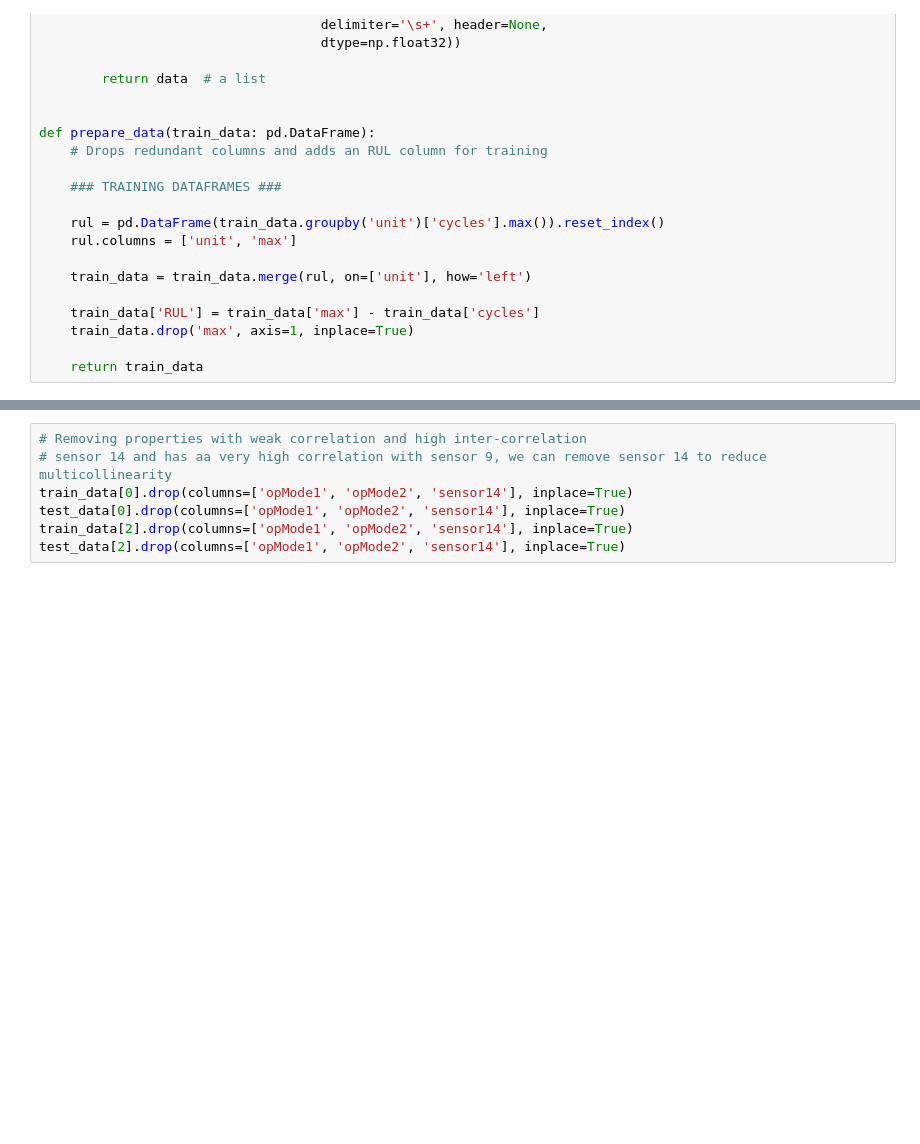
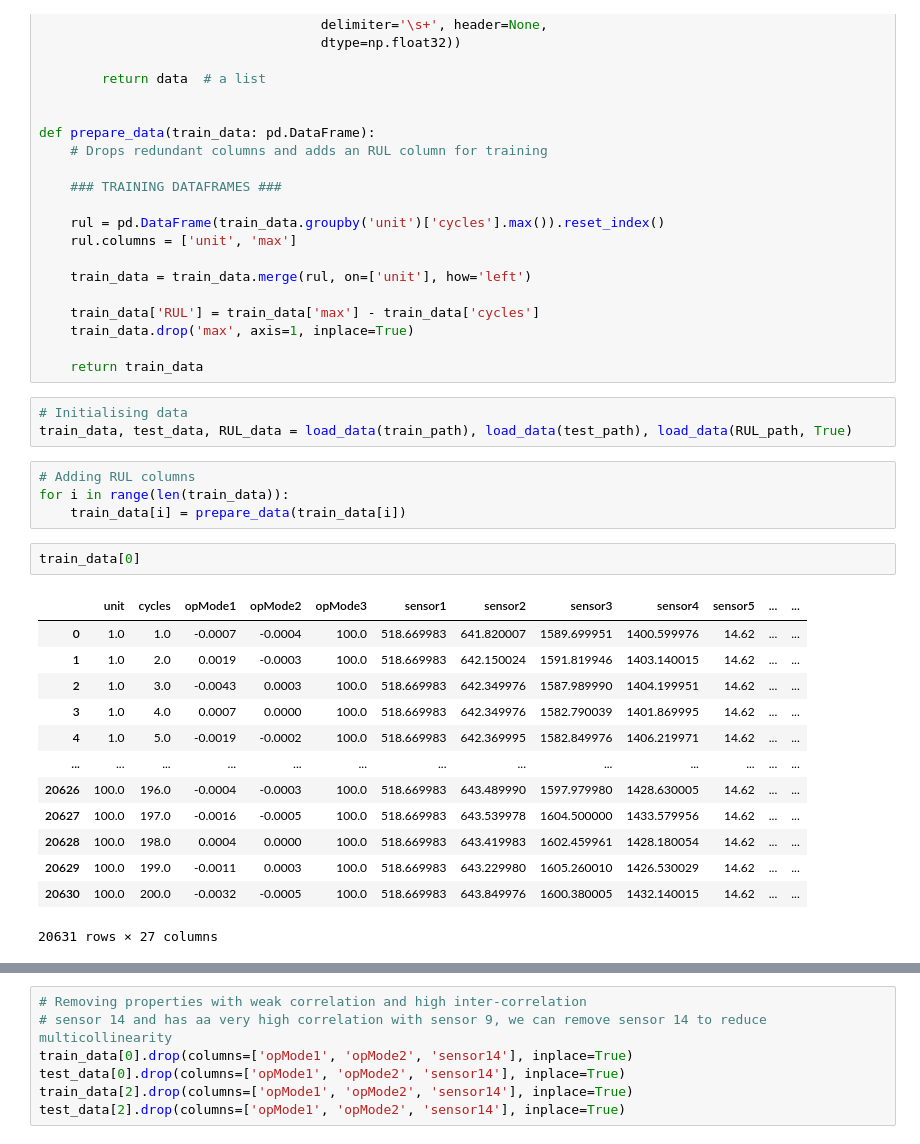
Before and after one commit to Changtze/JetEnginePMH, a Jupyter notebook: lstm.ipynb, the cells around one changed output, grey strips where cells are left out. Cells and saved outputs as stored; diff of their text form; blank space fills up the shorter version.

```diff
--- a/lstm.ipynb
+++ b/lstm.ipynb
@@ -62,3 +60,26 @@ def prepare_data(train_data: pd.DataFrame):
     train_data.drop('max', axis=1, inplace=True)
 
     return train_data
+# %%
+# Initialising data
+train_data, test_data, RUL_data = load_data(train_path), load_data(test_path), load_data(RUL_path, True)
+# %%
+# Adding RUL columns
+for i in range(len(train_data)):
+    train_data[i] = prepare_data(train_data[i])
+# %%
+train_data[0]
+# %% [output]
+|  | unit | cycles | opMode1 | opMode2 | opMode3 | sensor1 | sensor2 | sensor3 | sensor4 | sensor5 | ... | ... |
+| 0 | 1.0 | 1.0 | -0.0007 | -0.0004 | 100.0 | 518.669983 | 641.820007 | 1589.699951 | 1400.599976 | 14.62 | ... | ... |
+| 1 | 1.0 | 2.0 | 0.0019 | -0.0003 | 100.0 | 518.669983 | 642.150024 | 1591.819946 | 1403.140015 | 14.62 | ... | ... |
+| 2 | 1.0 | 3.0 | -0.0043 | 0.0003 | 100.0 | 518.669983 | 642.349976 | 1587.989990 | 1404.199951 | 14.62 | ... | ... |
+| 3 | 1.0 | 4.0 | 0.0007 | 0.0000 | 100.0 | 518.669983 | 642.349976 | 1582.790039 | 1401.869995 | 14.62 | ... | ... |
+| 4 | 1.0 | 5.0 | -0.0019 | -0.0002 | 100.0 | 518.669983 | 642.369995 | 1582.849976 | 1406.219971 | 14.62 | ... | ... |
+| ... | ... | ... | ... | ... | ... | ... | ... | ... | ... | ... | ... | ... |
+| 20626 | 100.0 | 196.0 | -0.0004 | -0.0003 | 100.0 | 518.669983 | 643.489990 | 1597.979980 | 1428.630005 | 14.62 | ... | ... |
+| 20627 | 100.0 | 197.0 | -0.0016 | -0.0005 | 100.0 | 518.669983 | 643.539978 | 1604.500000 | 1433.579956 | 14.62 | ... | ... |
+| 20628 | 100.0 | 198.0 | 0.0004 | 0.0000 | 100.0 | 518.669983 | 643.419983 | 1602.459961 | 1428.180054 | 14.62 | ... | ... |
+| 20629 | 100.0 | 199.0 | -0.0011 | 0.0003 | 100.0 | 518.669983 | 643.229980 | 1605.260010 | 1426.530029 | 14.62 | ... | ... |
+| 20630 | 100.0 | 200.0 | -0.0032 | -0.0005 | 100.0 | 518.669983 | 643.849976 | 1600.380005 | 1432.140015 | 14.62 | ... | ... |
+20631 rows × 27 columns
```
Also changed, not shown: parts of 19 cells of this notebook.
